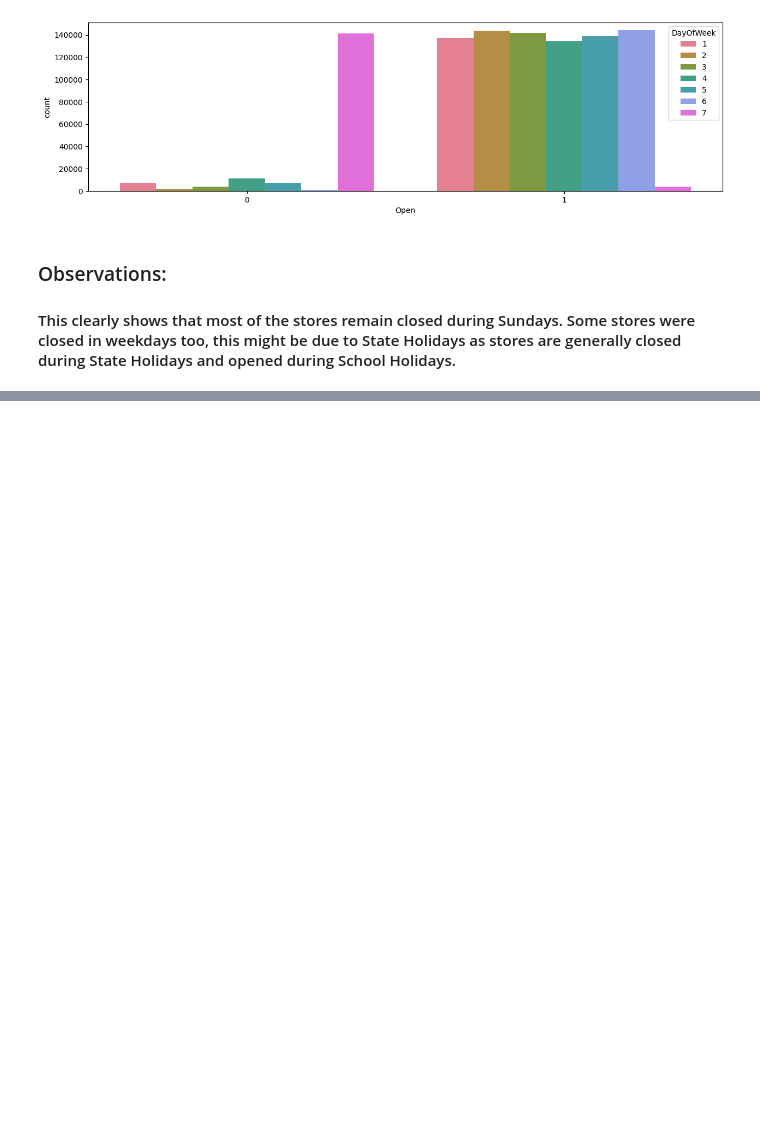
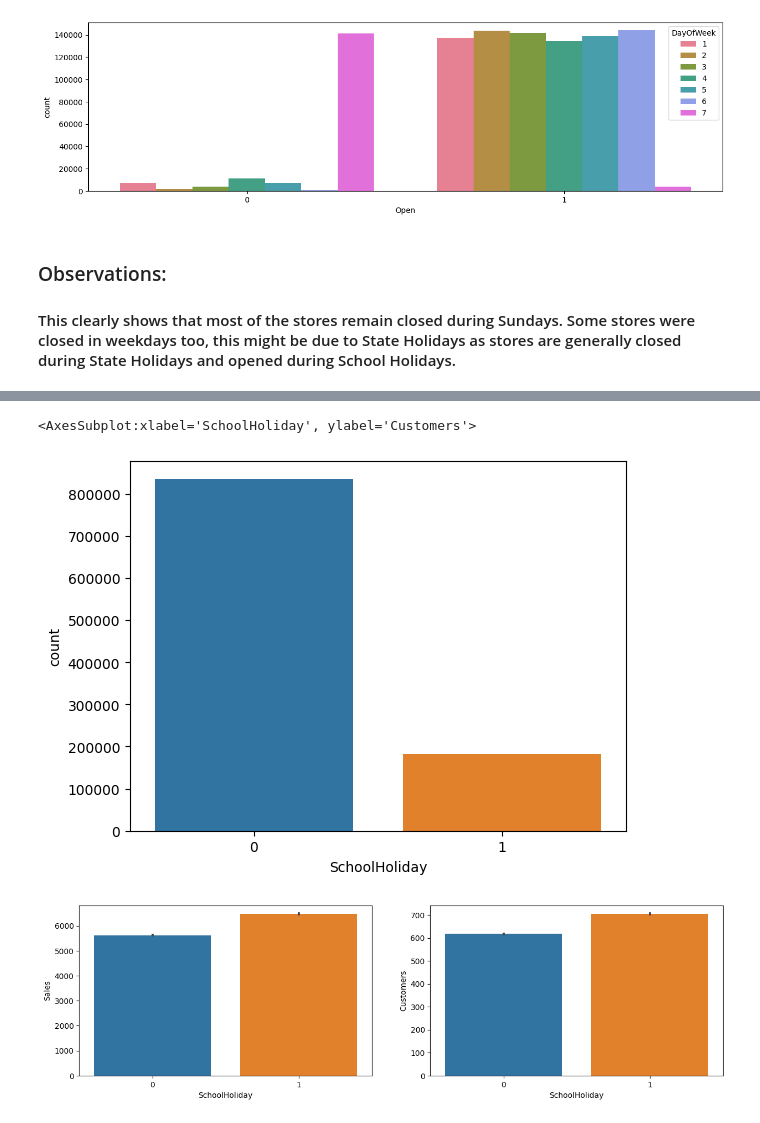
Before and after one commit to tibarekb/Pharmaceutical-Sales-Prediction, a Jupyter notebook: notebooks/EDA_notebook.ipynb, the cells around one changed output, grey strips where cells are left out. Cells and saved outputs as stored; diff of their text form; code cells hidden in the pictures; blank space fills up the shorter version.

Commit message:
Data Exploration fixes

```diff
--- a/notebooks/EDA_notebook.ipynb
+++ b/notebooks/EDA_notebook.ipynb
@@ -156,0 +160,12 @@ sns.barplot(x='StateHoliday', y='Customers', data=train_df, ax=axis2)
+# %%
+#School Holiday.
+sns.countplot(x='SchoolHoliday', data=train_df)
+
+fig, (axis1,axis2) = plt.subplots(1,2,figsize=(15,4))
+
+sns.barplot(x='SchoolHoliday', y='Sales', data=train_df, ax=axis1)
+sns.barplot(x='SchoolHoliday', y='Customers', data=train_df, ax=axis2)
+# %% [output]
+<AxesSubplot:xlabel='SchoolHoliday', ylabel='Customers'>
+[figure, added]
+[figure, added]
```
Also changed, not shown: parts of 21 cells of this notebook, 1 other file.
